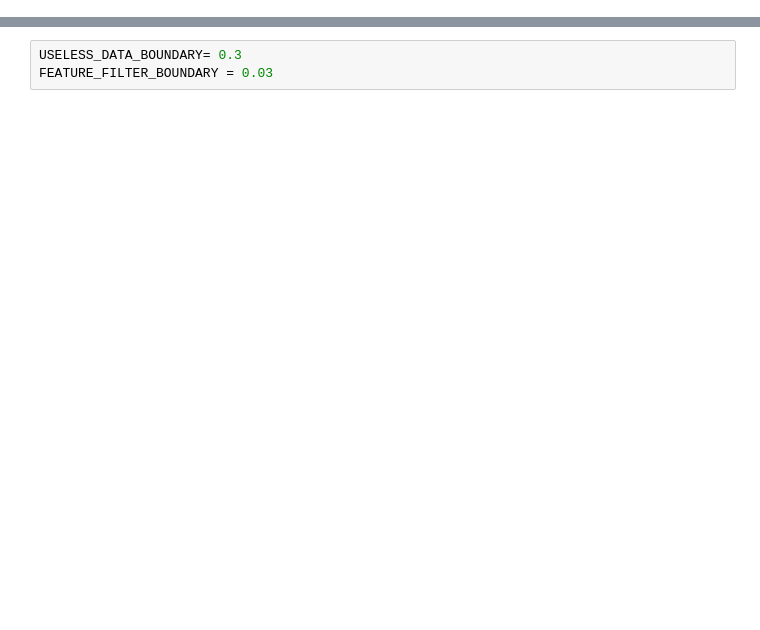
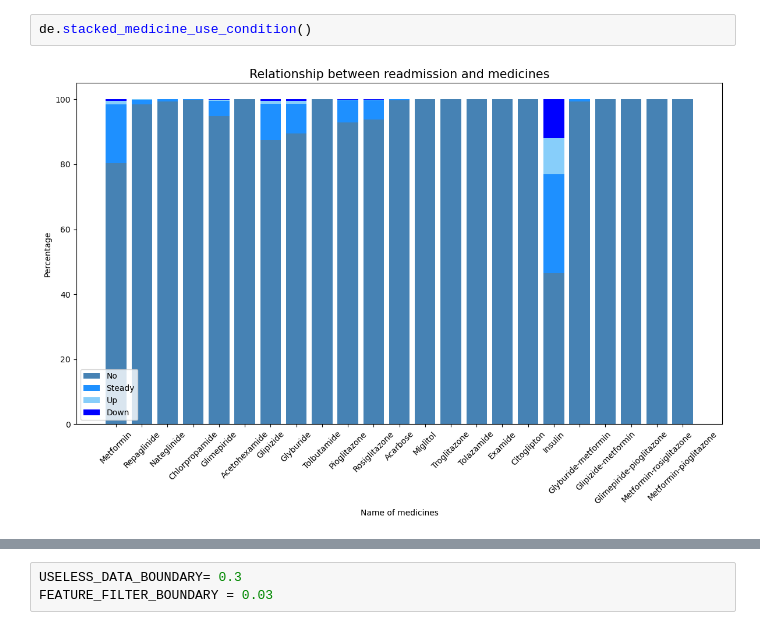
Before and after one commit to bianyiguyuan/diabetic_data_model, a Jupyter notebook: model_train.ipynb, the cells around one changed output, grey strips where cells are left out. Drawn from its saved outputs; the diff is of its cells as text; blank space fills up the shorter version.

```diff
--- a/model_train.ipynb
+++ b/model_train.ipynb
@@ -11,0 +275,4 @@ import seaborn as sns
+# %%
+de.stacked_medicine_use_condition()
+# %% [output]
+[figure, added]
```
Also changed, not shown: parts of 31 cells of this notebook, 2 other files.
